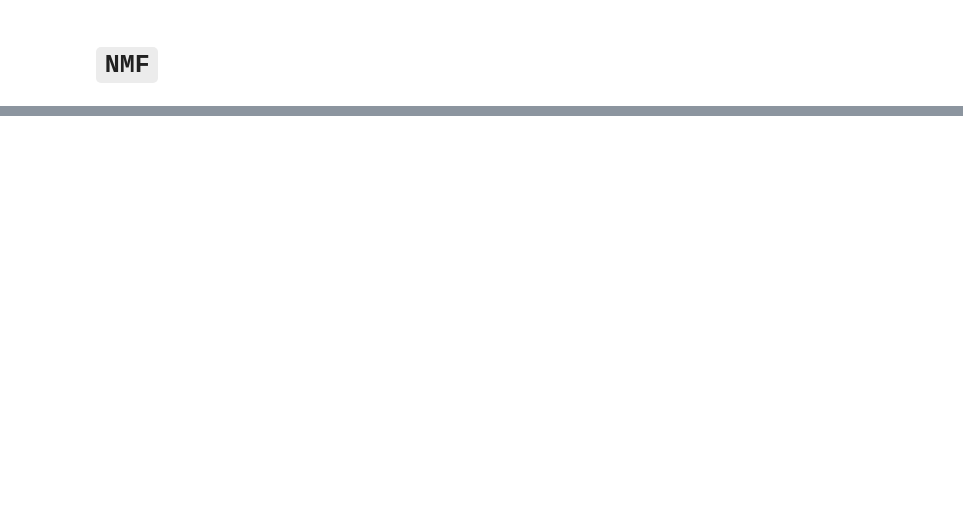
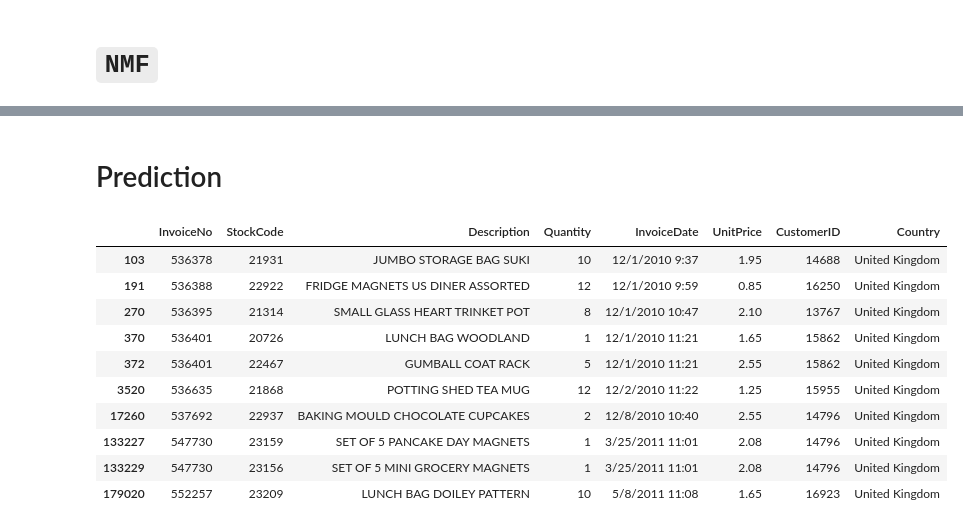
Before and after one commit to myeonghak/Recsys_MF_example, a Jupyter notebook: Matrix_Factorization.ipynb, the cells around one changed output, grey strips where cells are left out. Saved outputs shown, nothing was run; the diff lists cells and outputs as text; code cells hidden in the pictures; blank space fills up the shorter version.

```diff
--- a/Matrix_Factorization.ipynb
+++ b/Matrix_Factorization.ipynb
@@ -147,0 +198,2 @@ Recall at 10, n = 50 :  0.07148809523809524
+# %% [markdown]
+# Prediction
@@ -147,0 +214,14 @@ Recall at 10, n = 50 :  0.07148809523809524
+# %%
+rec
+# %% [output]
+|  | InvoiceNo | StockCode | Description | Quantity | InvoiceDate | UnitPrice | CustomerID | Country |
+| 103 | 536378 | 21931 | JUMBO STORAGE BAG SUKI | 10 | 12/1/2010 9:37 | 1.95 | 14688 | United Kingdom |
+| 191 | 536388 | 22922 | FRIDGE MAGNETS US DINER ASSORTED | 12 | 12/1/2010 9:59 | 0.85 | 16250 | United Kingdom |
+| 270 | 536395 | 21314 | SMALL GLASS HEART TRINKET POT | 8 | 12/1/2010 10:47 | 2.10 | 13767 | United Kingdom |
+| 370 | 536401 | 20726 | LUNCH BAG WOODLAND | 1 | 12/1/2010 11:21 | 1.65 | 15862 | United Kingdom |
+| 372 | 536401 | 22467 | GUMBALL COAT RACK | 5 | 12/1/2010 11:21 | 2.55 | 15862 | United Kingdom |
+| 3520 | 536635 | 21868 | POTTING SHED TEA MUG | 12 | 12/2/2010 11:22 | 1.25 | 15955 | United Kingdom |
+| 17260 | 537692 | 22937 | BAKING MOULD CHOCOLATE CUPCAKES | 2 | 12/8/2010 10:40 | 2.55 | 14796 | United Kingdom |
+| 133227 | 547730 | 23159 | SET OF 5 PANCAKE DAY MAGNETS | 1 | 3/25/2011 11:01 | 2.08 | 14796 | United Kingdom |
+| 133229 | 547730 | 23156 | SET OF 5 MINI GROCERY MAGNETS | 1 | 3/25/2011 11:01 | 2.08 | 14796 | United Kingdom |
+| 179020 | 552257 | 23209 | LUNCH BAG DOILEY PATTERN | 10 | 5/8/2011 11:08 | 1.65 | 16923 | United Kingdom |
```
Also changed, not shown: parts of 29 cells of this notebook, 2 other files.
